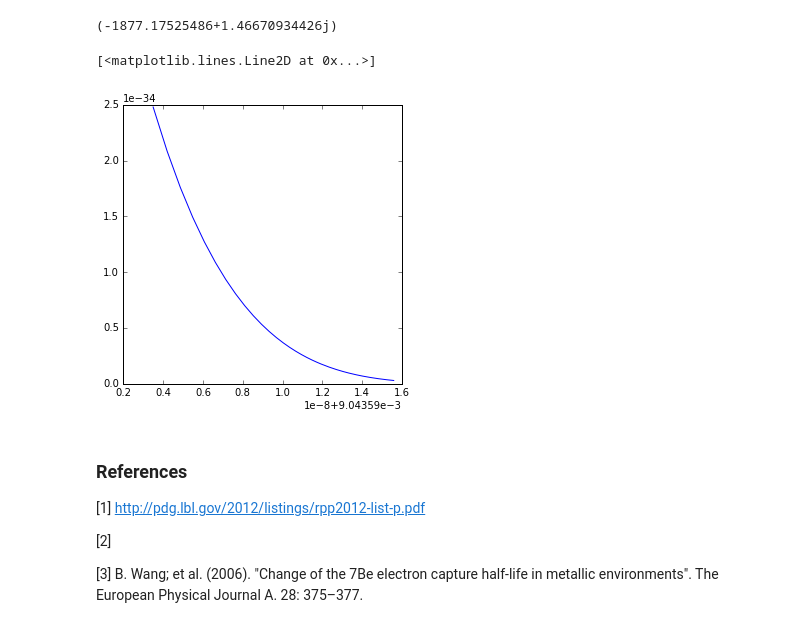
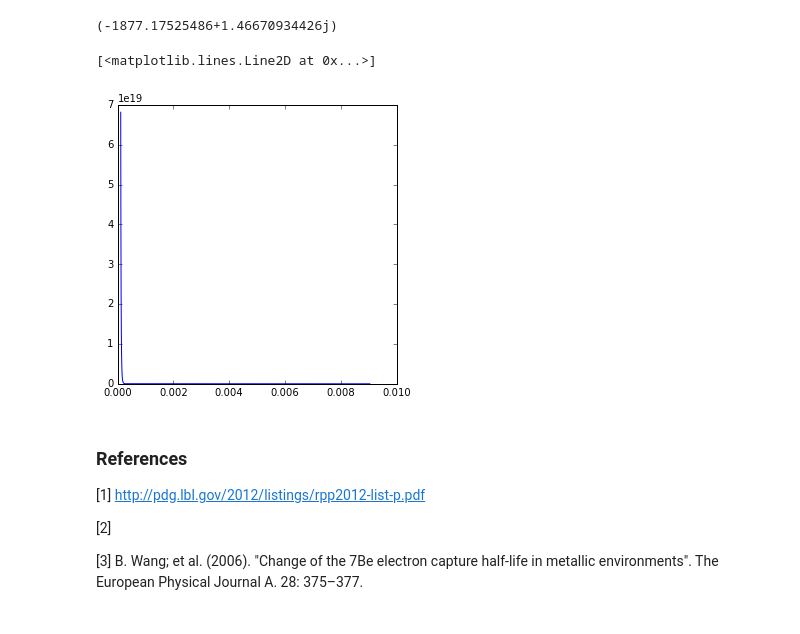
Before and after one commit to charlesmartin14/brillouin, a Jupyter notebook: Paper-Confinement-Induced-Electron-Capture.ipynb, the cells around one changed output. Saved outputs shown, nothing was run; the diff lists cells and outputs as text; code cells hidden in the pictures.

```diff
--- a/Paper-Confinement-Induced-Electron-Capture.ipynb
+++ b/Paper-Confinement-Induced-Electron-Capture.ipynb
@@ -789,6 +789,7 @@ for iep, pep in enumerate(peps):
         for ip in range(8):
 
             # momentum loop
+            tran = 0.0
             C_amplitude = 0.0+0.0j
             for s1 in signs:
                 for s2 in signs:
@@ -822,17 +823,17 @@ for iep, pep in enumerate(peps):
             #print "--------"
 
             #print iep,
-            fact[iep] +=  (rc*((pep/(2.0*np.pi))**3)*(GF**2)*(np.sqrt(pk[0]**2-mnu**2))**3
+            fact[iep] +=  tran*(rc*((pep/(2.0*np.pi))**3)*(GF**2)*(np.sqrt(pk[0]**2-mnu**2))**3
                             /(512.0 *(np.pi **2)* pp[0]* pe[0]* hbarc * 1.e-15)*
                                 np.absolute((pk[1]*(pn[0]*pk[1]-pk[0]*pn[1])) +
                                             (pk[2]*(pn[0]*pk[2]-pk[0]*pn[2])) +
                                             (pk[3]*(pn[0]*pk[3]-pk[0]*pn[3])))
                            )
 # %%
-plt.plot(rlconfs[0:200],fact[0:200])
+plt.plot(rlconfs,fact)
 # %% [output]
 [<matplotlib.lines.Line2D at 0x...>]
-[figure, old version]
+[figure, new version]
 # %% [markdown]
 ### References
 
```
